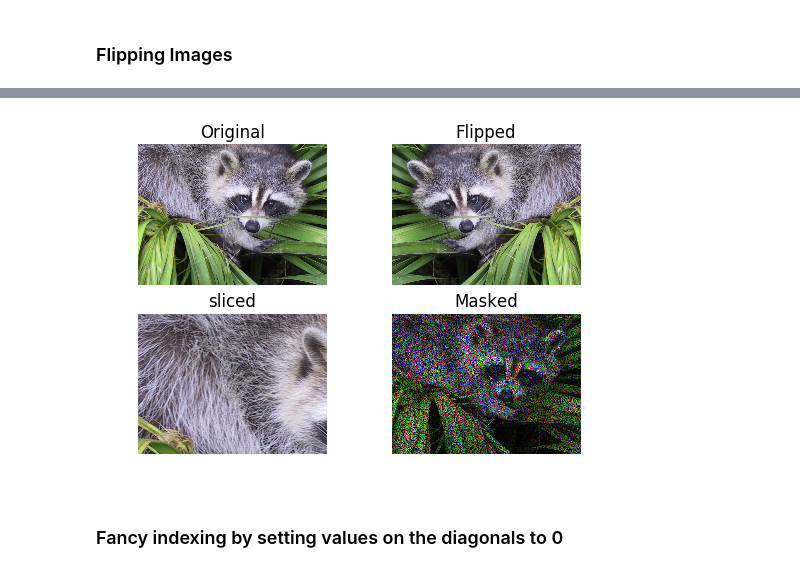
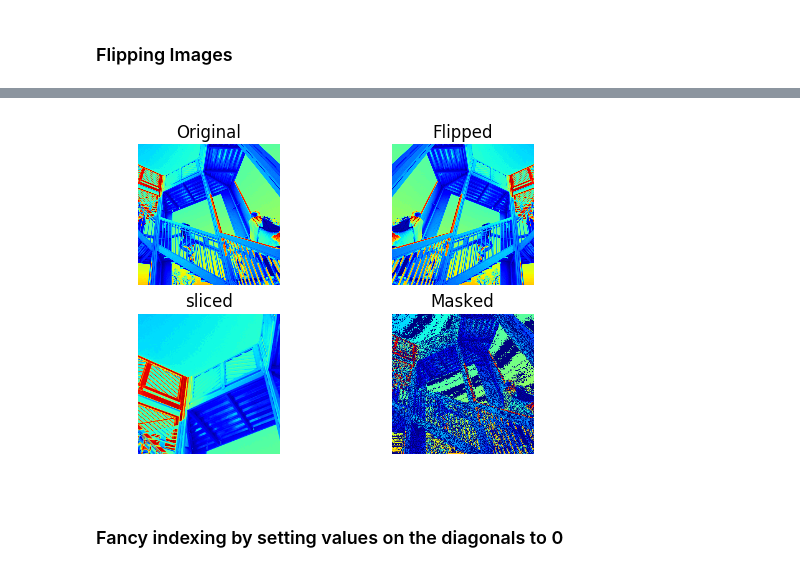
Before and after one commit to PiBingbin/Aggregatus, a Jupyter notebook: Miscellaneous/Numpy/chap02.ipynb, the cells around one changed output, grey strips where cells are left out. Cells and saved outputs as stored; diff of their text form; code cells hidden in the pictures.

```diff
--- a/Miscellaneous/Numpy/chap02.ipynb
+++ b/Miscellaneous/Numpy/chap02.ipynb
@@ -69,11 +69,11 @@ plt.show()
 # %% [markdown]
 ### Flipping Images
 # %%
-face = scipy.misc.face()
+ascent = scipy.misc.ascent()
 
-plt.imshow(face[:, ::-1])
+plt.imshow(ascent[:, ::-1])
 # select top left quadrant of the picture
 
-plt.imshow(face[:face.shape[0]/2, :face.shape[1]/2])
+plt.imshow(ascent[:ascent.shape[0]/2, :ascent.shape[1]/2])
 # %% [output]
 <matplotlib.image.AxesImage at 0x...>
@@ -81,35 +81,35 @@ plt.imshow(face[:face.shape[0]/2, :face.shape[1]/2])
 # %%
-# Plot the face array
+# Plot the ascent array
 plt.subplot(221)
 plt.title('Original')
 plt.axis('off')
-plt.imshow(face)
+plt.imshow(ascent)
 
 
 # Plot the flipped array
 plt.subplot(222)
 plt.title('Flipped')
 plt.axis('off')
-plt.imshow(face[:,::-1])
+plt.imshow(ascent[:,::-1])
 
 # Plot a slice array
 plt.subplot(223)
 plt.title('sliced')
 plt.axis('off')
-plt.imshow(face[:face.shape[0]/2, :face.shape[1]/2])
+plt.imshow(ascent[:ascent.shape[0]/2, :ascent.shape[1]/2])
 
 # Apply a mask
-mask = face % 2 == 0
-masked_face = face.copy()
-masked_face[mask] = 0
+mask = ascent % 2 == 0
+masked_ascent = ascent.copy()
+masked_ascent[mask] = 0
 plt.subplot(224)
 plt.title('Masked')
 plt.axis('off')
-plt.imshow(masked_face)
+plt.imshow(masked_ascent)
 
 plt.show()
 # %% [output]
-[figure, old version]
+[figure, new version]
 # %% [markdown]
 ### Fancy indexing by setting values on the diagonals to 0
 # %%
```
Also changed, not shown: parts of 6 cells of this notebook.
